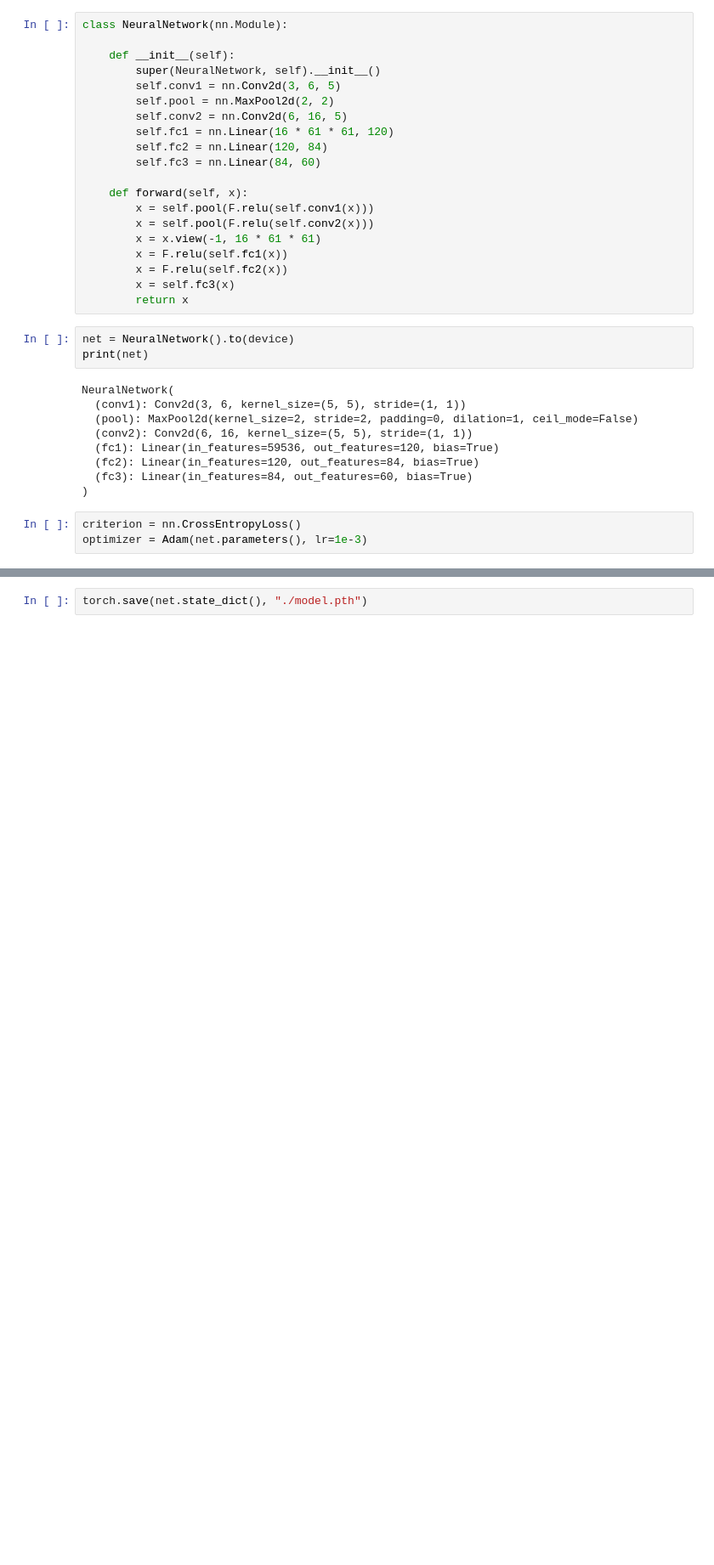
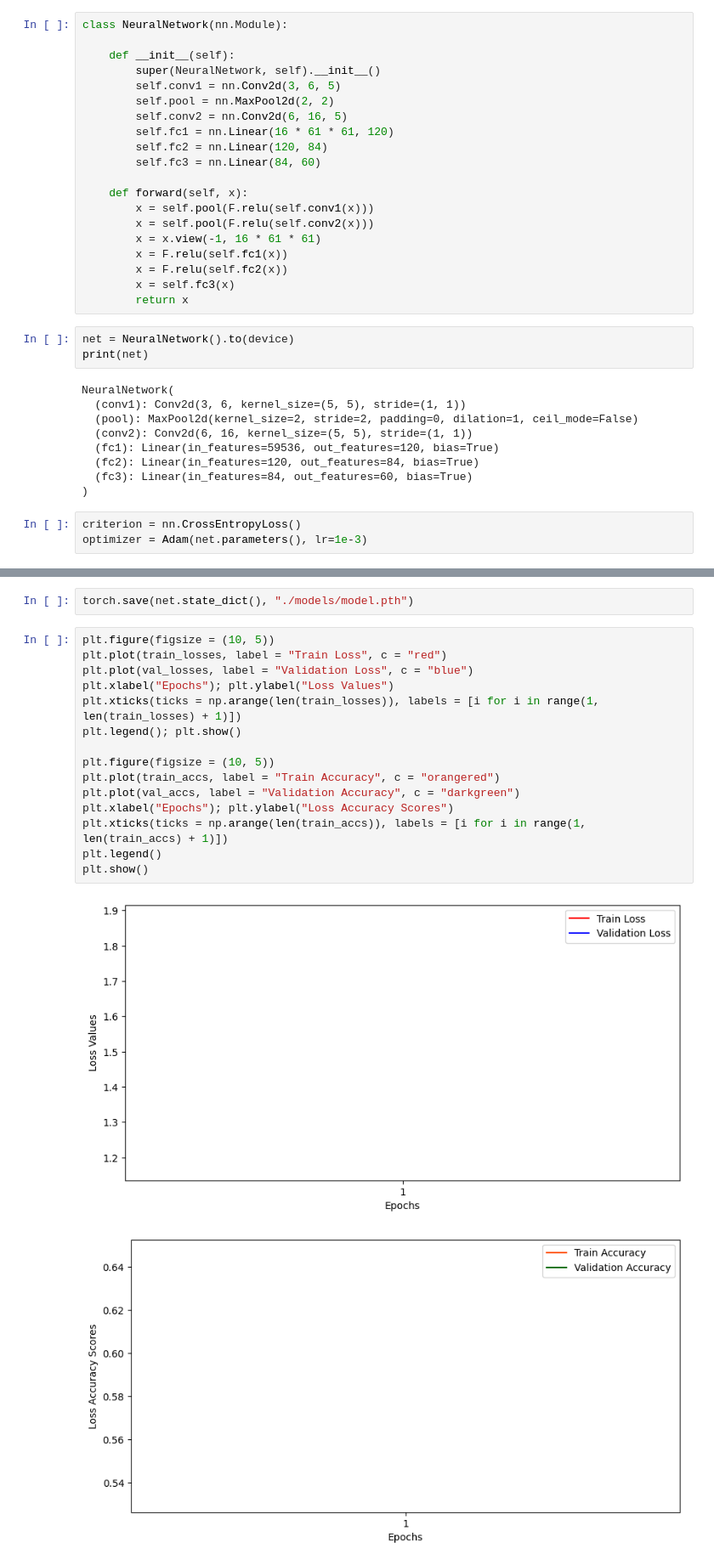
Before and after one commit to mc090/Plant-Disease-Classification, a Jupyter notebook: DataManager.ipynb, the cells around one changed output, grey strips where cells are left out. Shown at 85% size. Drawn from its saved outputs; the diff is of its cells as text; blank space fills up the shorter version.

Commit message:
charts added

```diff
--- a/DataManager.ipynb
+++ b/DataManager.ipynb
@@ -257,3 +250,21 @@ KeyboardInterrupt:
 # %%
-torch.save(net.state_dict(), "./model.pth")
+torch.save(net.state_dict(), "./models/model.pth")
+# %%
+plt.figure(figsize = (10, 5))
+plt.plot(train_losses, label = "Train Loss", c = "red")
+plt.plot(val_losses, label = "Validation Loss", c = "blue")
+plt.xlabel("Epochs"); plt.ylabel("Loss Values")
+plt.xticks(ticks = np.arange(len(train_losses)), labels = [i for i in range(1, len(train_losses) + 1)])
+plt.legend(); plt.show()
+
+plt.figure(figsize = (10, 5))
+plt.plot(train_accs, label = "Train Accuracy", c = "orangered")
+plt.plot(val_accs, label = "Validation Accuracy", c = "darkgreen")
+plt.xlabel("Epochs"); plt.ylabel("Loss Accuracy Scores")
+plt.xticks(ticks = np.arange(len(train_accs)), labels = [i for i in range(1, len(train_accs) + 1)])
+plt.legend()
+plt.show()
+# %% [output]
+[figure, added]
+[figure, added]
 # %%
```
Also changed, not shown: parts of 6 cells of this notebook.
